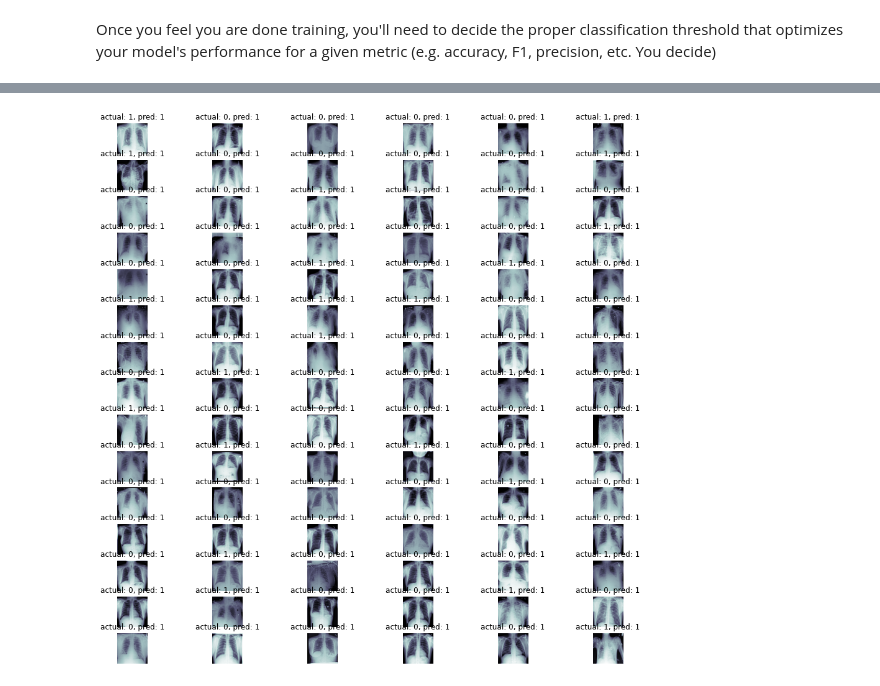
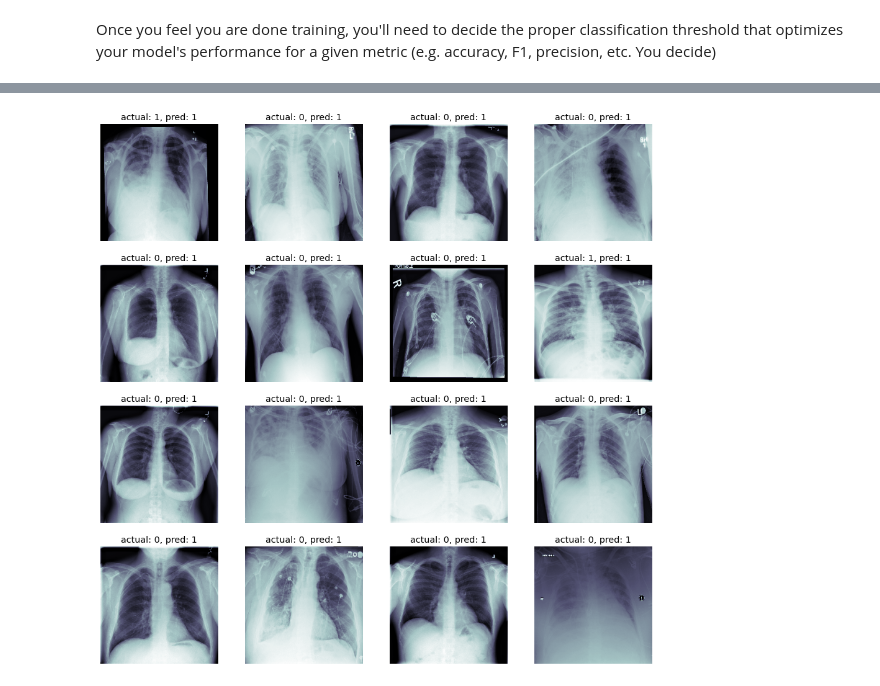
Before and after one commit to ellizzabbetth/ai-pneumonia-identification, a Jupyter notebook: Build and train model_Eli.ipynb, the cells around one changed output, grey strips where cells are left out. Saved outputs shown, nothing was run; the diff lists cells and outputs as text; code cells hidden in the pictures.

```diff
--- a/Build and train model_Eli.ipynb
+++ b/Build and train model_Eli.ipynb
@@ -953,26 +991,26 @@ plot_score_thresholds(precision[:-1], recall[:-1], f1_score[:-1], thresholds)
 # %%
 ## Let's look at some examples of true vs. predicted with our best model:
 
 # Todo
 chosen_threshold=0.522
-fig, m_axs = plt.subplots(15, 7, figsize = (16, 16))
+fig, m_axs = plt.subplots(4, 4, figsize = (16, 16))
 i = 0
 for (c_x, c_y, c_ax) in zip(valX[0:100], valY[0:100], m_axs.flatten()):
     c_ax.imshow(c_x[:,:,0], cmap = 'bone')
     if c_y == 1:
         if pred_Y[i] > chosen_threshold:
             c_ax.set_title('actual: 1, pred: 1')
         else:
             c_ax.set_title('actual: 1, pred: 1')
     else:
         if pred_Y[i] > chosen_threshold:
             c_ax.set_title('actual: 0, pred: 1')
         else:
             c_ax.set_title('actual: 0, pred: 1')
     c_ax.axis('off')
     i=i+1
 # %% [output]
-[figure, old version]
+[figure, new version]
 # %%
 ## Just save model architecture to a .json:
 
```
Also changed, not shown: parts of 32 cells of this notebook, 1 other file.
